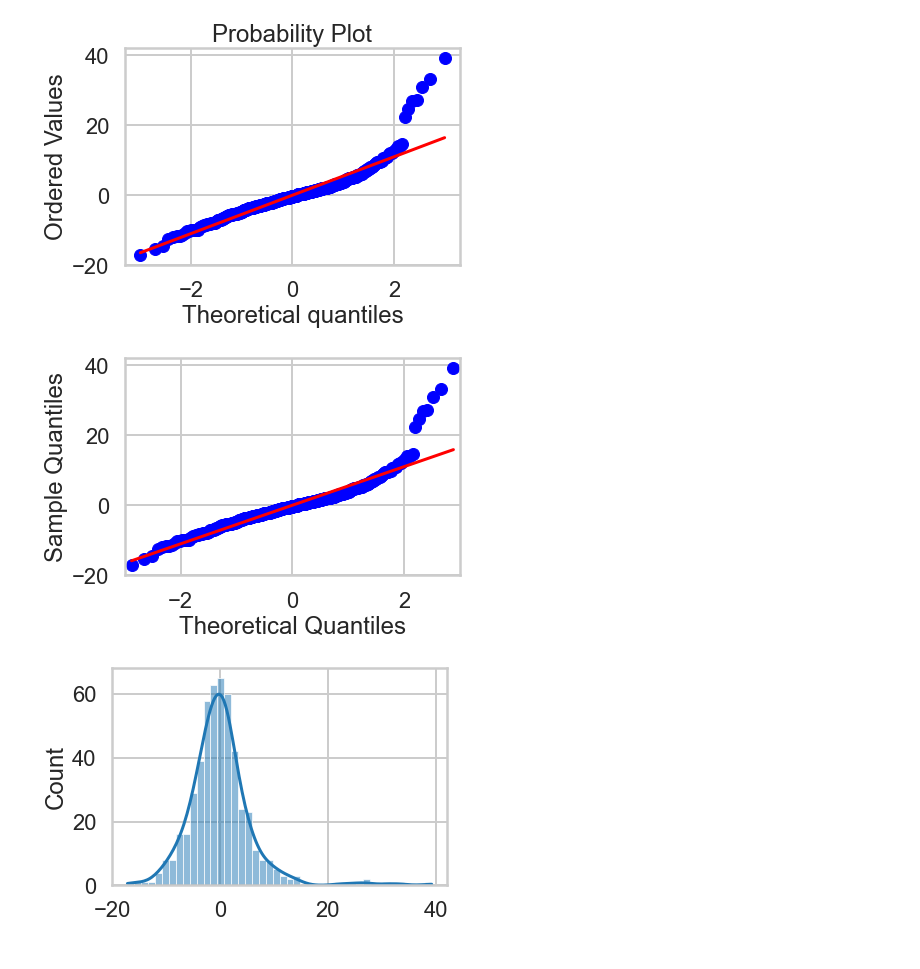
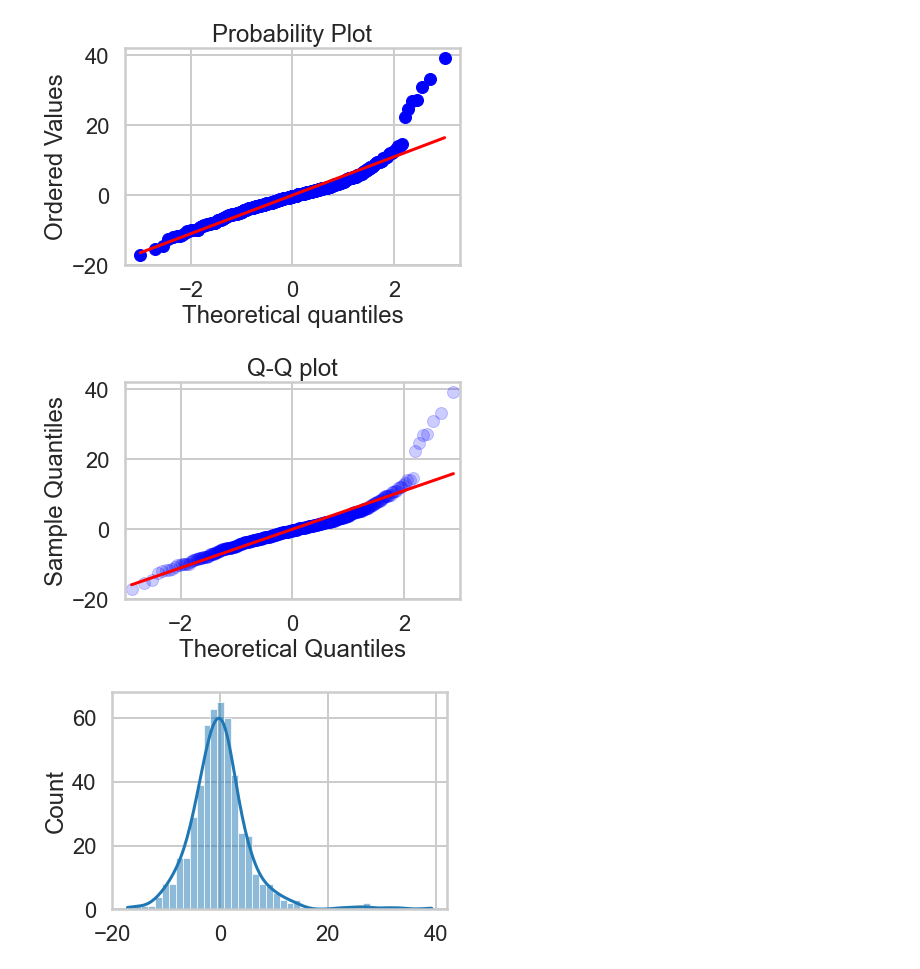
Before and after one commit to rohanML/Springboard, a Jupyter notebook: MiniProjects/Mini_Project_Linear_Regression.ipynb, the cells around one changed output. Saved outputs shown, nothing was run; the diff lists cells and outputs as text; code cells hidden in the pictures.

```diff
--- a/MiniProjects/Mini_Project_Linear_Regression.ipynb
+++ b/MiniProjects/Mini_Project_Linear_Regression.ipynb
@@ -892,9 +892,10 @@ stats.probplot(m.resid, plot=plt);
 # %% [output]
 [figure]
 # %%
-sm.qqplot(m.resid,line='r');
+sm.qqplot(m.resid,line='r',alpha=0.2)
+plt.title('Q-Q plot');
 # %% [output]
-[figure, old version]
+[figure, new version]
 # %%
 sns.histplot(x=m.resid,kde=True);
 # %% [output]
```
Also changed, not shown: parts of 13 cells of this notebook, 3 other files.
